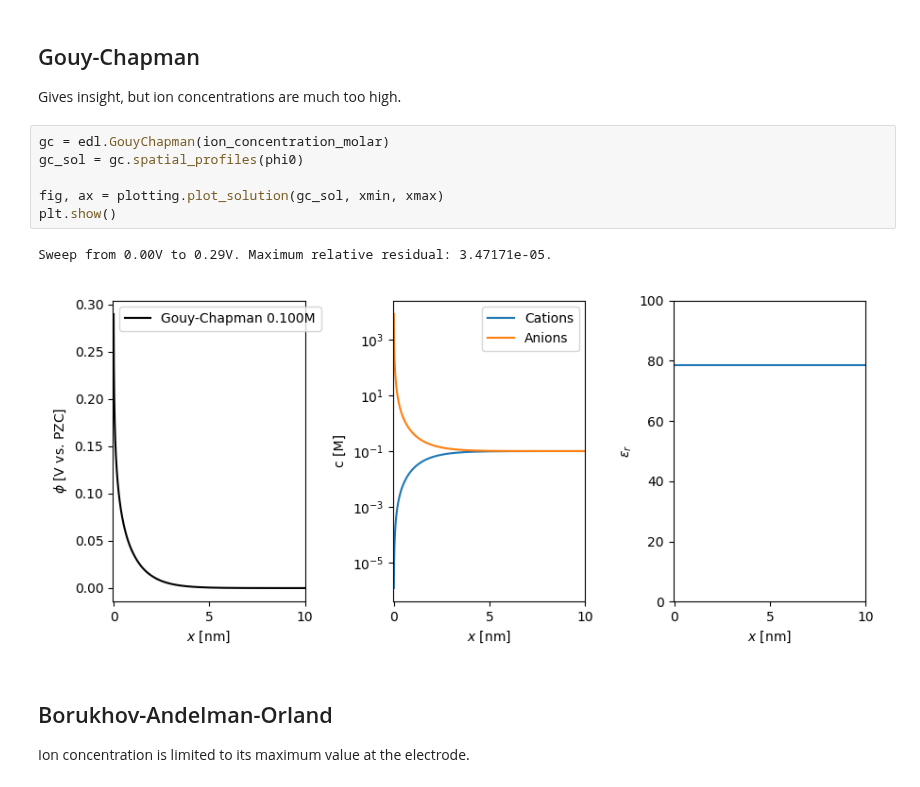
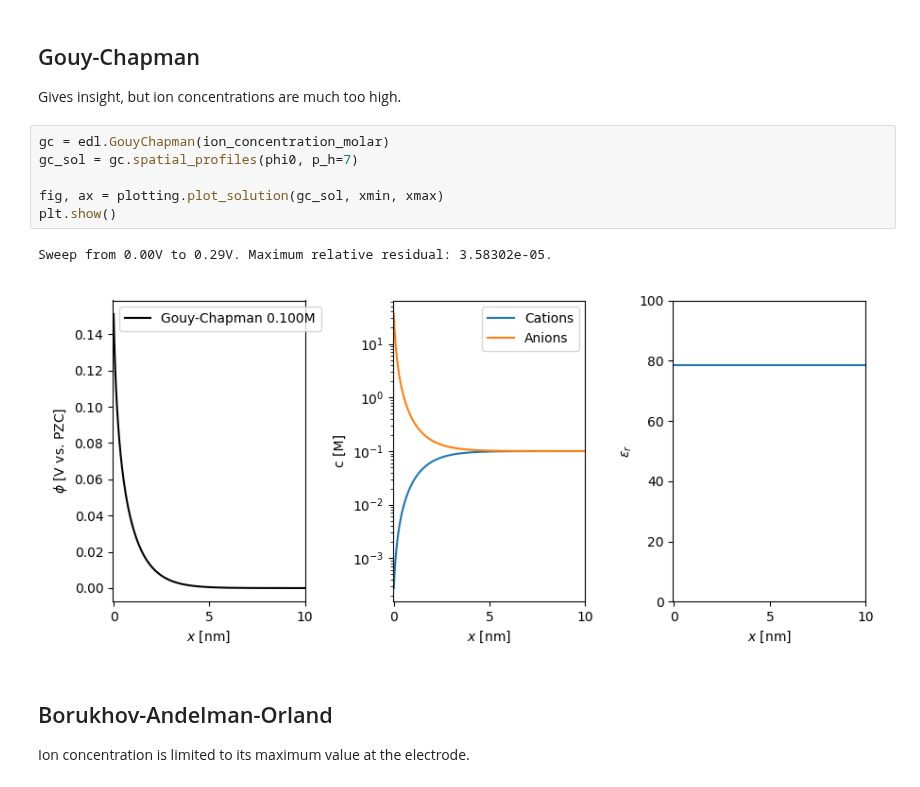
Before and after one commit to lucasdekam/frumkin, a Jupyter notebook: spatial-profiles.ipynb, the cells around one changed output. Saved outputs shown, nothing was run; the diff lists cells and outputs as text.

```diff
--- a/spatial-profiles.ipynb
+++ b/spatial-profiles.ipynb
@@ -18,13 +18,13 @@ xmax = 10
 Gives insight, but ion concentrations are much too high.
 # %%
 gc = edl.GouyChapman(ion_concentration_molar)
-gc_sol = gc.spatial_profiles(phi0)
+gc_sol = gc.spatial_profiles(phi0, p_h=7)
 
 fig, ax = plotting.plot_solution(gc_sol, xmin, xmax)
 plt.show()
 # %% [output]
-Sweep from 0.00V to 0.29V. Maximum relative residual: 3.47171e-05.
+Sweep from 0.00V to 0.29V. Maximum relative residual: 3.58302e-05.
-[figure, old version]
+[figure, new version]
 # %% [markdown]
 ## Borukhov-Andelman-Orland
 Ion concentration is limited to its maximum value at the electrode.
```
Also changed, not shown: parts of 5 cells of this notebook, 5 other files.
